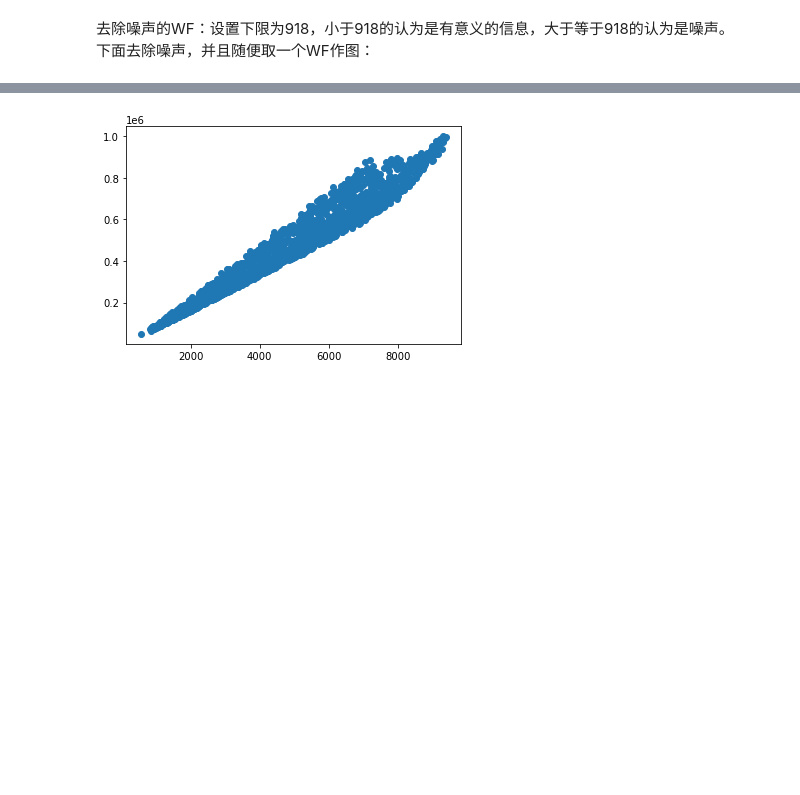
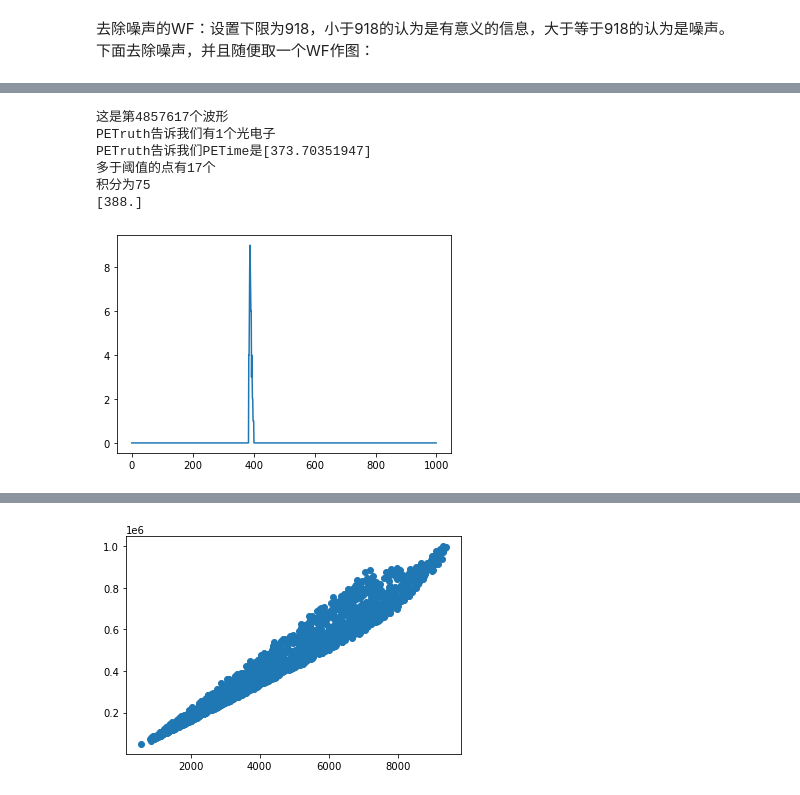
Before and after one commit to haimengzhao/juno-reconstruction, a Jupyter notebook: model.ipynb, the cells around one changed output, grey strips where cells are left out. Saved outputs shown, nothing was run; the diff lists cells and outputs as text; code cells hidden in the pictures; blank space fills up the shorter version.

```diff
--- a/model.ipynb
+++ b/model.ipynb
@@ -53,21 +53,3 @@ Structure of data:
 在训练集的PETruth中，找到所有的EventID以及其对应的index，并且找出所有的Event对应的PE数。\
 这与训练集的Waveform的维数并不相同。`numPET`表示每个EventID对应的PE数，`numPEW`表示每个EventID对应的波形数。\
 两者需要处理两遍，但方法是一致的。
-# %%
-numPET, pe_indices = getNum(trainPET)
-numPEW, wf_indices = getNum(trainWF)
-pe_per_wf = np.array([])
-print(pe_indices)
-for index, arr in enumerate(tqdm(np.split(trainPET['ChannelID'], pe_indices[1:-1]))):
-    print(arr)
-    channels, counts = np.unique(arr, return_counts=True)
-    pe_per_wf = np.append(pe_per_wf, counts)
-    if numPEW[index] != channels.shape[0]:
-        print(f"{numPEW[index]}!={channels.shape[0]}")
-        print(channels)
-        break
-print(trainWF['ChannelID'][0:numPEW[0]].shape)
-wfs, counts = np.unique(trainWF['ChannelID'][0:numPEW[0]], return_counts=True)
-print(channels[992])
-print(wfs[992])
-print((np.append(channels, 1) - wfs).nonzero())
@@ -96,0 +157,47 @@ plt.show()
+# %%
+randIndex = np.random.randint(0, denoisedTrainWF.shape[0]-1)
+# randIndex = 4388191 #
+# randIndex = 4880157 #需要初始
+# randIndex = 5886548 #太多了
+# randIndex = 5186074
+# randIndex = 3793364
+# randIndex = 3218203
+# randIndex = 690724
+# randIndex = 3552877
+print(f"这是第{randIndex}个波形")
+print(f"PETruth告诉我们有{pePerWF[randIndex]}个光电子")
+print(f"PETruth告诉我们PETime是{peTimesPerWF[randIndex]}")
+cancelledTrainWF = denoisedTrainWF[randIndex]
+wfArgmax = np.array([])
+
+points_more_than_threshold = cancelledTrainWF.nonzero()[0].shape[0]
+print(f"多于阈值的点有{points_more_than_threshold}个")
+integrate = np.sum(cancelledTrainWF)
+print(f"积分为{integrate}")
+init_integrate = np.sum(cancelledTrainWF)
+init_points = cancelledTrainWF.nonzero()[0].shape[0]
+first = True
+while (points_more_than_threshold >= 10 or integrate >= 100 or first) \
+        and ((wfArgmax.shape[0]+1)*120 < init_integrate or (wfArgmax.shape[0]+1)*12 < init_points or first)\
+        and (wfArgmax.shape[0] or init_points >= 4 or init_integrate >= 60):
+    argmax = np.argmax(cancelledTrainWF)
+    wfArgmax = np.append(wfArgmax, argmax)
+    cancelledTrainWF = cancelledTrainWF - getCancel(argmax, 10)
+    judge_noise = cancelledTrainWF[argmax-8:argmax+9]
+    judge_noise = np.where(judge_noise < 6, 0, judge_noise)
+    cancelledTrainWF[argmax-8:argmax+9] = judge_noise
+    points_more_than_threshold = cancelledTrainWF.nonzero()[0].shape[0]
+    integrate = np.sum(cancelledTrainWF)
+    first = False
+
+print(wfArgmax)
+plt.plot(denoisedTrainWF[randIndex])
+plt.show()
+# %% [output]
+这是第4857617个波形
+PETruth告诉我们有1个光电子
+PETruth告诉我们PETime是[373.70351947]
+多于阈值的点有17个
+积分为75
+[388.]
+[figure, added]
```
Also changed, not shown: parts of 8 cells of this notebook.
